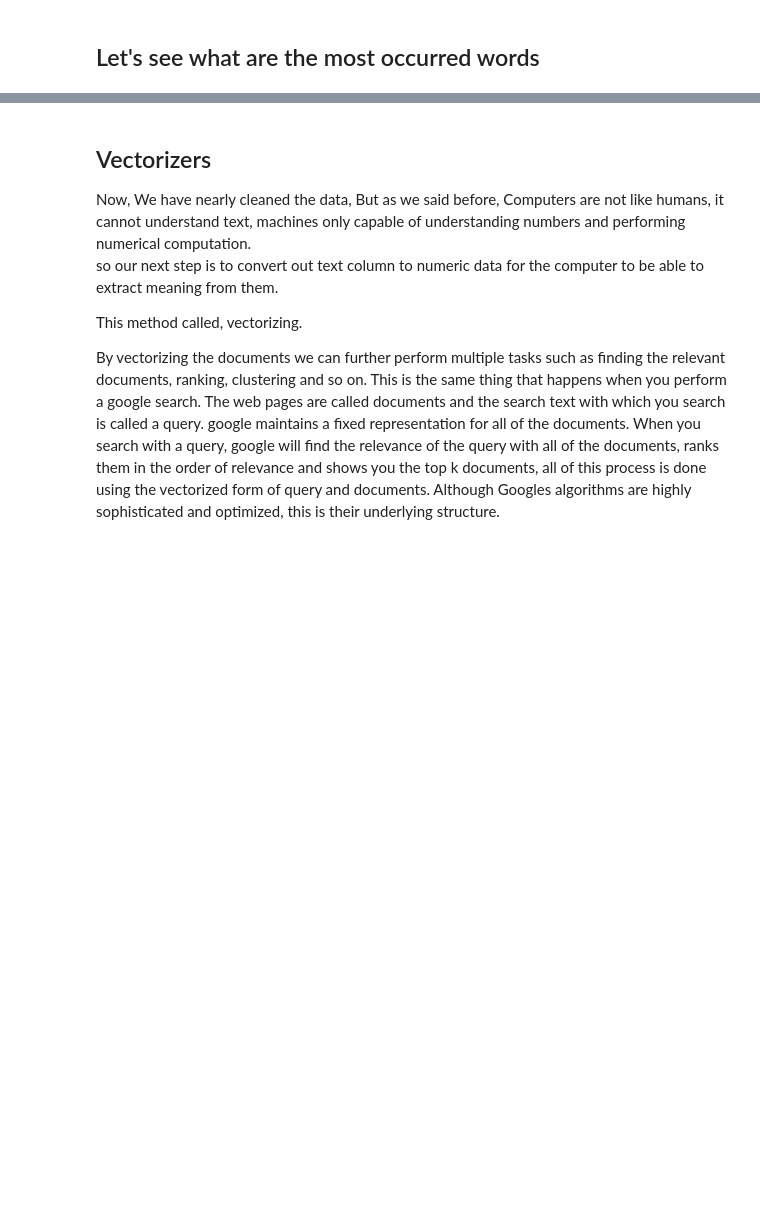
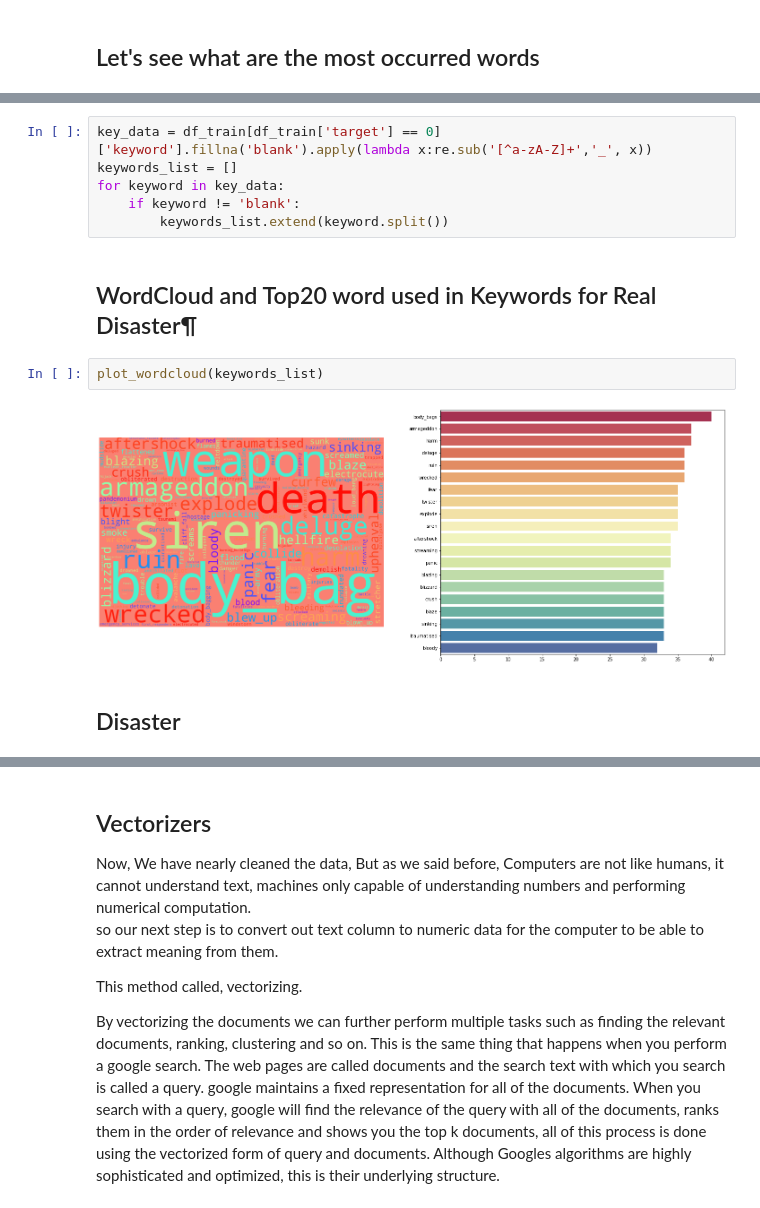
Before and after one commit to geehaad/DisasterTweets, a Jupyter notebook: Disaster_Tweets.ipynb, the cells around one changed output, grey strips where cells are left out. Drawn from its saved outputs; the diff is of its cells as text; blank space fills up the shorter version.

```diff
--- a/Disaster_Tweets.ipynb
+++ b/Disaster_Tweets.ipynb
@@ -360,0 +408,14 @@ show_wordcloud([df_train[df_train["target"]==0]], "Not Disaster")
+# %%
+key_data = df_train[df_train['target'] == 0]['keyword'].fillna('blank').apply(lambda x:re.sub('[^a-zA-Z]+','_', x))
+keywords_list = []
+for keyword in key_data:
+    if keyword != 'blank':
+        keywords_list.extend(keyword.split())
+# %% [markdown]
+## WordCloud and Top20 word used in Keywords for Real Disaster¶
+# %%
+plot_wordcloud(keywords_list)
+# %% [output]
+[figure, added]
+# %% [markdown]
+## Disaster
```
Also changed, not shown: parts of 58 cells of this notebook, 1 other file.
